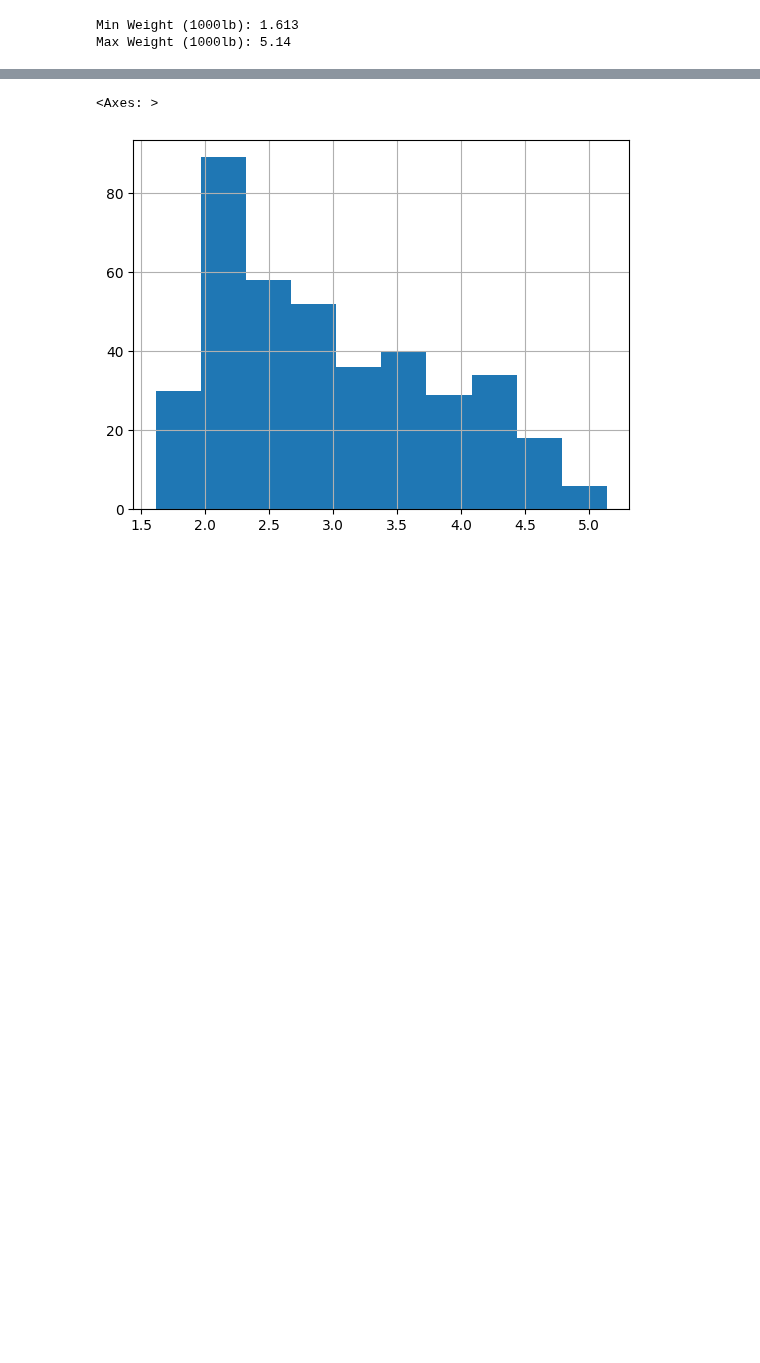
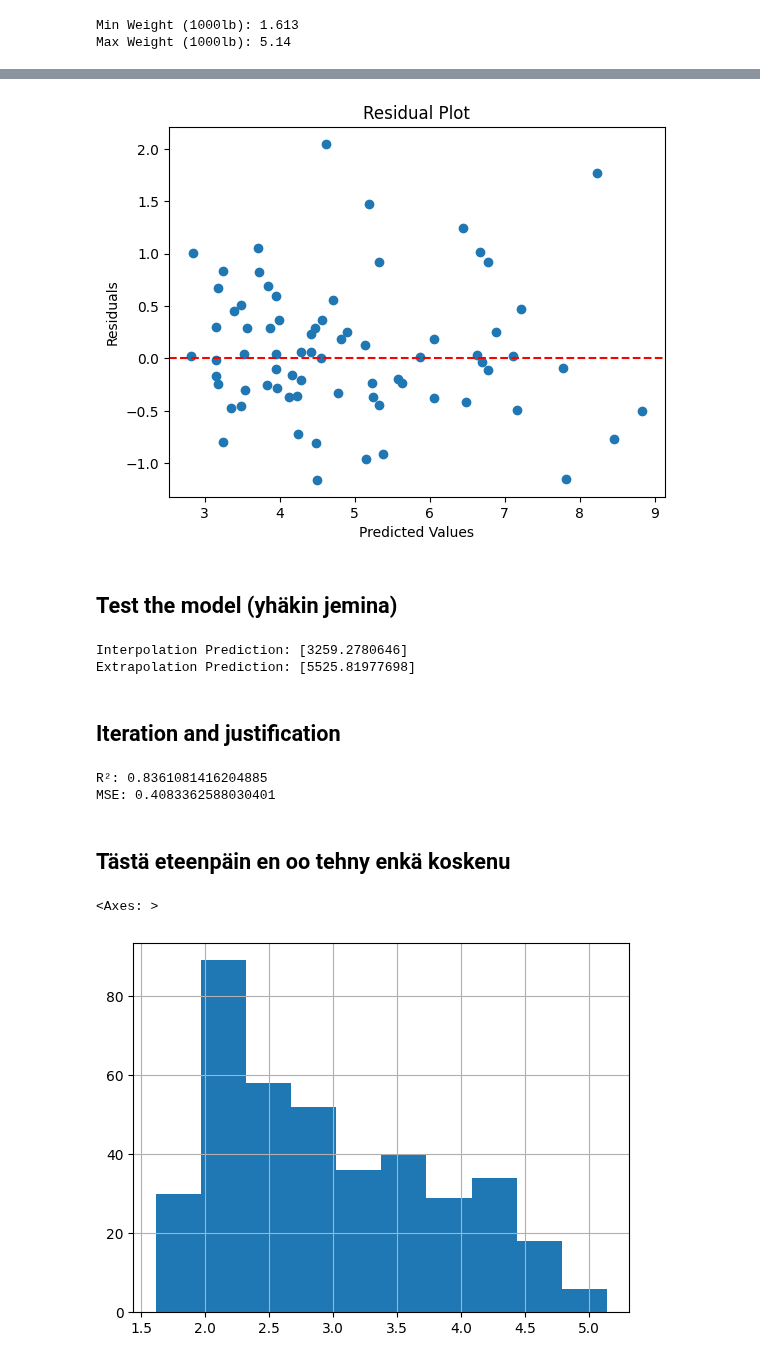
Before and after one commit to jemlau/PredictiveAnalyticsWithPython, a Jupyter notebook: Topic4/LinearRegression_for_AutoMPG_data_v2.ipynb, the cells around one changed output, grey strips where cells are left out. Cells and saved outputs as stored; diff of their text form; code cells hidden in the pictures; blank space fills up the shorter version.

```diff
--- a/Topic4/LinearRegression_for_AutoMPG_data_v2.ipynb
+++ b/Topic4/LinearRegression_for_AutoMPG_data_v2.ipynb
@@ -27,0 +76,5 @@ Max Weight (1000lb): 5.14
+# %%
+X = df[['Weight1000lb', 'Horsepower100', 'Displacement100ci']]
+y = df['GallonsPer100Miles']
+
+X_train, X_test, y_train, y_test = train_test_split(X, y, test_size=0.2, random_state=42)
@@ -27,0 +86,2 @@ Max Weight (1000lb): 5.14
+# %%
+y_pred = model.predict(X_test)
@@ -28,3 +96,45 @@ Max Weight (1000lb): 5.14
+# %%
+residuals = y_test - y_pred
+plt.scatter(y_pred, residuals)
+plt.axhline(y=0, color='r', linestyle='--')
+plt.xlabel('Predicted Values')
+plt.ylabel('Residuals')
+plt.title('Residual Plot')
+plt.show()
+# %% [output]
+[figure, added]
+# %% [markdown]
+## Test the model (yhäkin jemina)
+# %%
+new_values_interpolation = [[3000, 200, 2.0]]  # Example inputs within range
+print('Interpolation Prediction:', model.predict(new_values_interpolation))
+
+# Extrapolation example
+new_values_extrapolation = [[5000, 400, 5.0]]  # Example inputs outside range
+print('Extrapolation Prediction:', model.predict(new_values_extrapolation))
+# %% [output]
+Interpolation Prediction: [3259.2780646]
+Extrapolation Prediction: [5525.81977698]
+# %% [markdown]
+## Iteration and justification
+# %%
+# Example: Try different features
+X_alt = df[['Weight1000lb', 'Cylinders', 'Displacement100ci']]
+
+model_alt = LinearRegression()
+model_alt.fit(X_train, y_train)
+
+# Predictions
+y_pred_alt = model_alt.predict(X_test)
+
+# Evaluate performance
+print("R²:", r2_score(y_test, y_pred_alt))
+print("MSE:", mean_squared_error(y_test, y_pred_alt))
+# %% [output]
+R²: 0.8361081416204885
+MSE: 0.4083362588030401
+# %% [markdown]
+## Tästä eteenpäin en oo tehny enkä koskenu
 # %%
 df['Weight1000lb'].hist()
 # %% [output]
```
Also changed, not shown: parts of 11 cells of this notebook.
